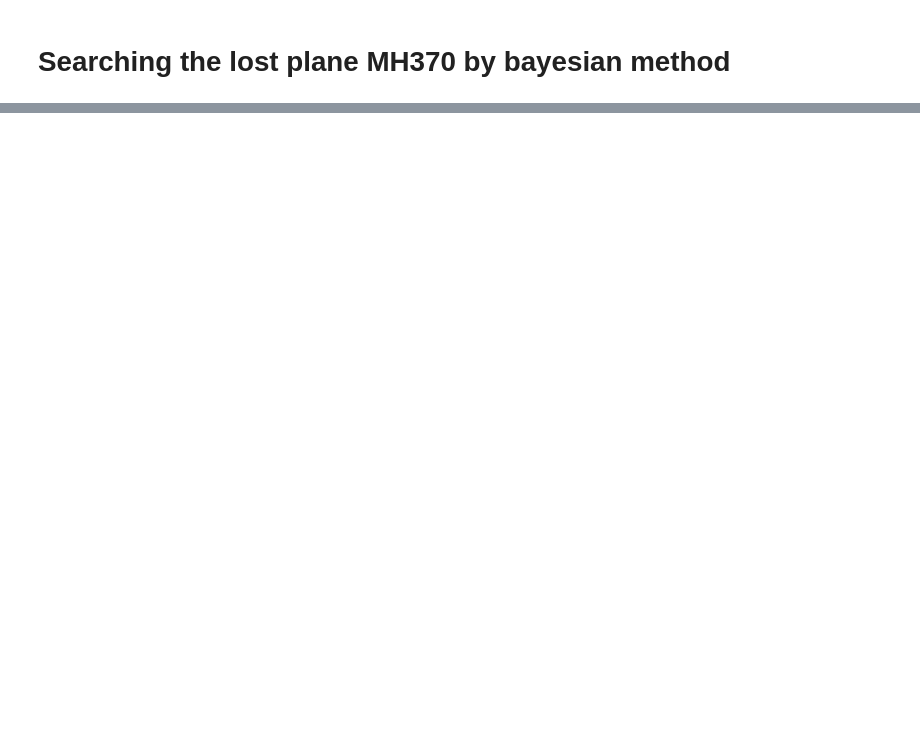
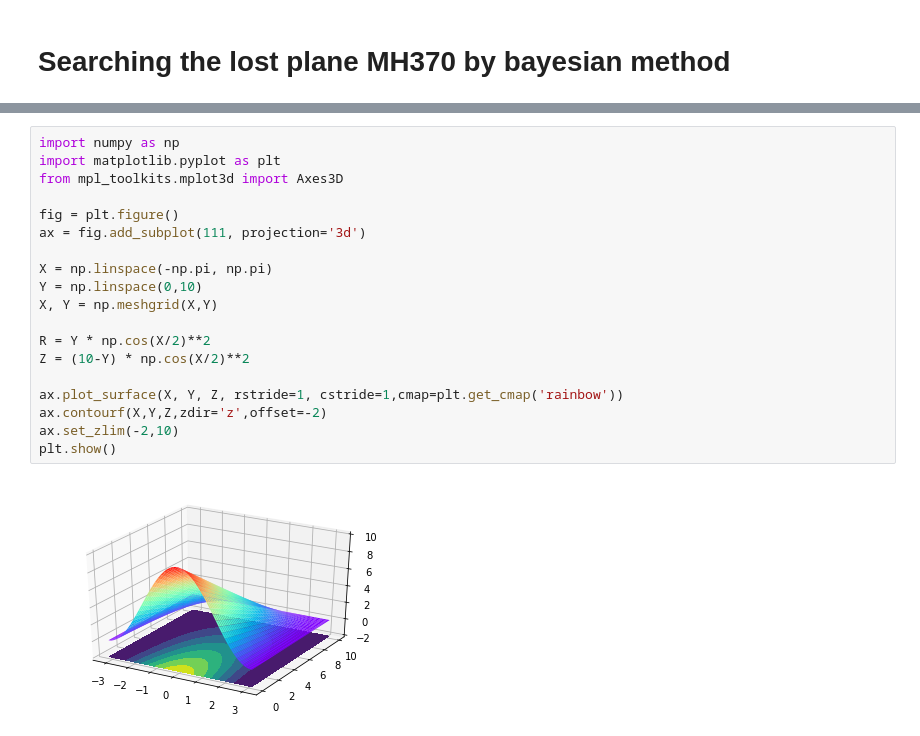
Before and after one commit to TerenceLiu98/MCM2015, a Jupyter notebook: Searching the lost plane MH370 by bayesian method.ipynb, the cells around one changed output, grey strips where cells are left out. Drawn from its saved outputs; the diff is of its cells as text; blank space fills up the shorter version.

```diff
--- a/Searching the lost plane MH370 by bayesian method.ipynb
+++ b/Searching the lost plane MH370 by bayesian method.ipynb
@@ -47,0 +170,21 @@ The flight direction of the plane is X − axis; Vertical direction is Y − axi
+# %%
+import numpy as np
+import matplotlib.pyplot as plt
+from mpl_toolkits.mplot3d import Axes3D
+
+fig = plt.figure()
+ax = fig.add_subplot(111, projection='3d')
+
+X = np.linspace(-np.pi, np.pi)
+Y = np.linspace(0,10)
+X, Y = np.meshgrid(X,Y)
+
+R = Y * np.cos(X/2)**2
+Z = (10-Y) * np.cos(X/2)**2
+
+ax.plot_surface(X, Y, Z, rstride=1, cstride=1,cmap=plt.get_cmap('rainbow'))
+ax.contourf(X,Y,Z,zdir='z',offset=-2)
+ax.set_zlim(-2,10)
+plt.show()
+# %% [output]
+[figure, added]
```
Also changed, not shown: parts of 15 cells of this notebook, 10 other files.
